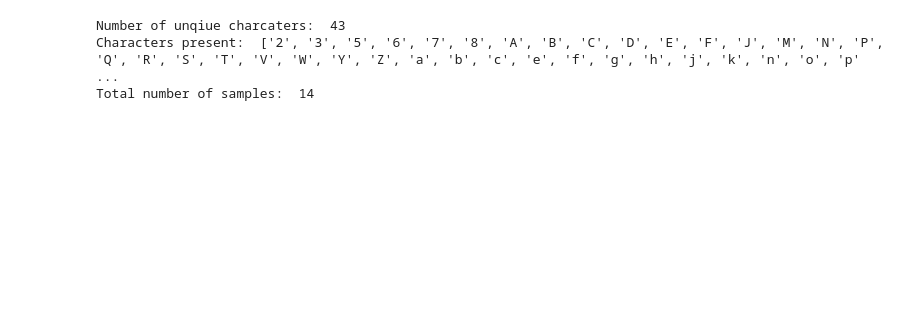
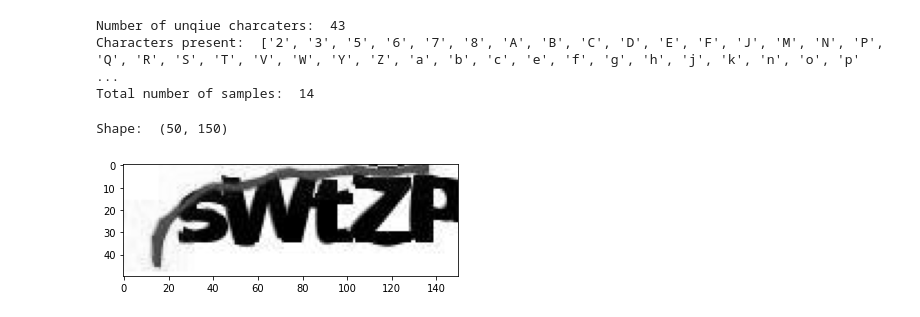
Before and after one commit to urbanogilson/SICAR, a Jupyter notebook: captcha.ipynb, the cells around one changed output. Cells and saved outputs as stored; diff of their text form; code cells hidden in the pictures; blank space fills up the shorter version.

```diff
--- a/captcha.ipynb
+++ b/captcha.ipynb
@@ -54,3 +56,13 @@ print("Total number of samples: ", len(images))
 Number of unqiue charcaters:  43
 Characters present:  ['2', '3', '5', '6', '7', '8', 'A', 'B', 'C', 'D', 'E', 'F', 'J', 'M', 'N', 'P', 'Q', 'R', 'S', 'T', 'V', 'W', 'Y', 'Z', 'a', 'b', 'c', 'e', 'f', 'g', 'h', 'j', 'k', 'n', 'o', 'p' ...
 Total number of samples:  14
+# %%
+images = list(data_dir.glob("*.jpg"))
+
+img = cv2.imread(str(images[8]), -1)
+img = cv2.cvtColor(img, cv2.COLOR_BGR2GRAY)
+plt.imshow(img, cmap='gray')
+print('Shape: ', img.shape)
+# %% [output]
+Shape:  (50, 150)
+[figure, added]
```
Also changed, not shown: parts of 9 cells of this notebook, 4 other files.
